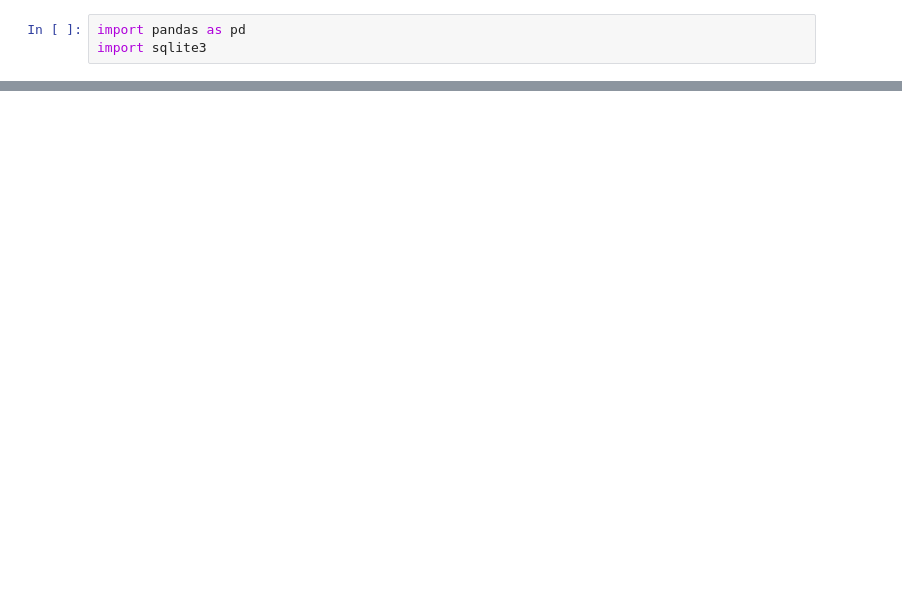
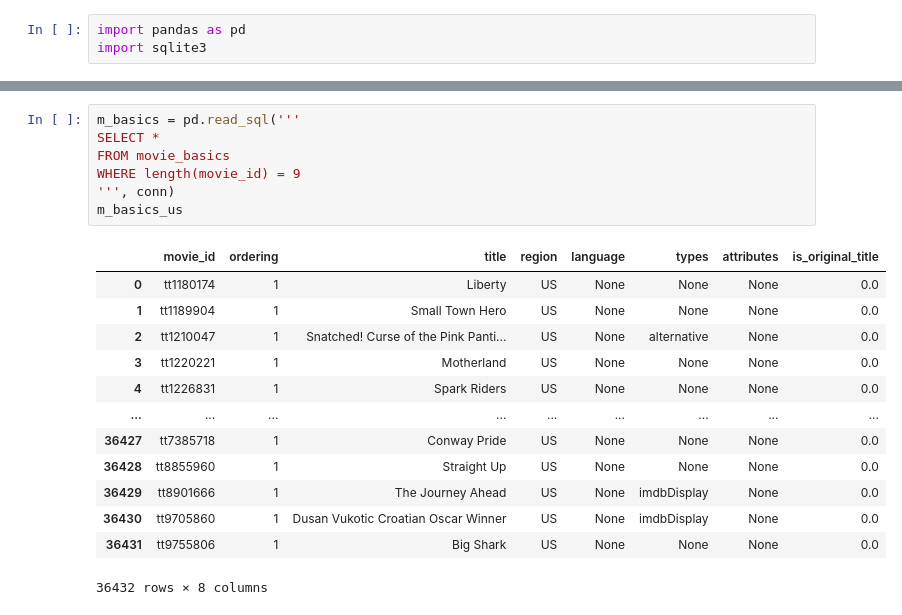
Before and after one commit to ImMaxRoss/Movie_Project, a Jupyter notebook: Max_Code_Work.ipynb, the cells around one changed output, grey strips where cells are left out. Drawn from its saved outputs; the diff is of its cells as text; blank space fills up the shorter version.

```diff
--- a/Max_Code_Work.ipynb
+++ b/Max_Code_Work.ipynb
@@ -552,0 +202,21 @@ df_rt_info.groupby(by='director').count()
+# %%
+m_basics = pd.read_sql('''
+SELECT *
+FROM movie_basics
+WHERE length(movie_id) = 9
+''', conn)
+m_basics_us
+# %% [output]
+|  | movie_id | ordering | title | region | language | types | attributes | is_original_title |
+| 0 | tt1180174 | 1 | Liberty | US | None | None | None | 0.0 |
+| 1 | tt1189904 | 1 | Small Town Hero | US | None | None | None | 0.0 |
+| 2 | tt1210047 | 1 | Snatched! Curse of the Pink Panti... | US | None | alternative | None | 0.0 |
+| 3 | tt1220221 | 1 | Motherland | US | None | None | None | 0.0 |
+| 4 | tt1226831 | 1 | Spark Riders | US | None | None | None | 0.0 |
+| ... | ... | ... | ... | ... | ... | ... | ... | ... |
+| 36427 | tt7385718 | 1 | Conway Pride | US | None | None | None | 0.0 |
+| 36428 | tt8855960 | 1 | Straight Up | US | None | None | None | 0.0 |
+| 36429 | tt8901666 | 1 | The Journey Ahead | US | None | imdbDisplay | None | 0.0 |
+| 36430 | tt9705860 | 1 | Dusan Vukotic Croatian Oscar Winner | US | None | imdbDisplay | None | 0.0 |
+| 36431 | tt9755806 | 1 | Big Shark | US | None | None | None | 0.0 |
+36432 rows × 8 columns
```
Also changed, not shown: parts of 90 cells of this notebook.
